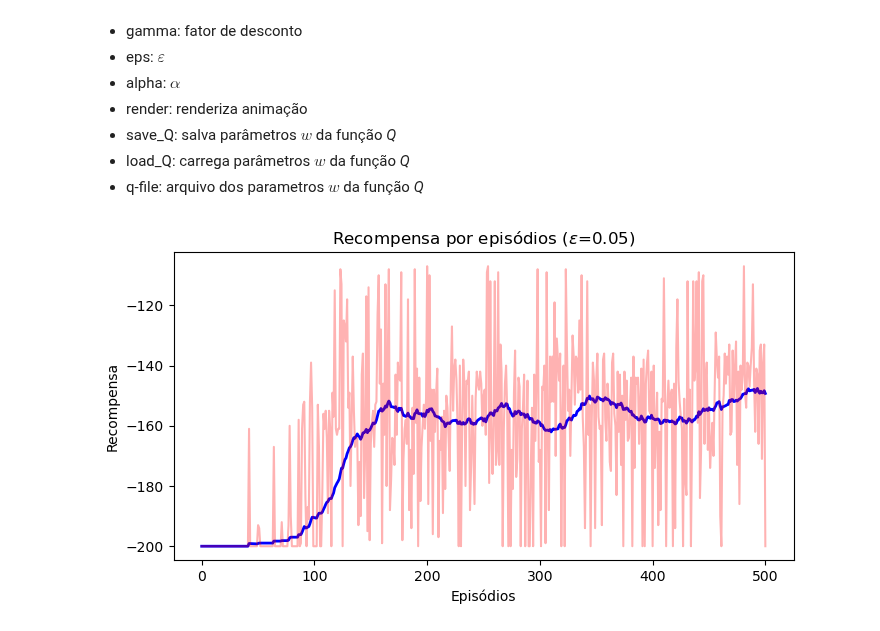
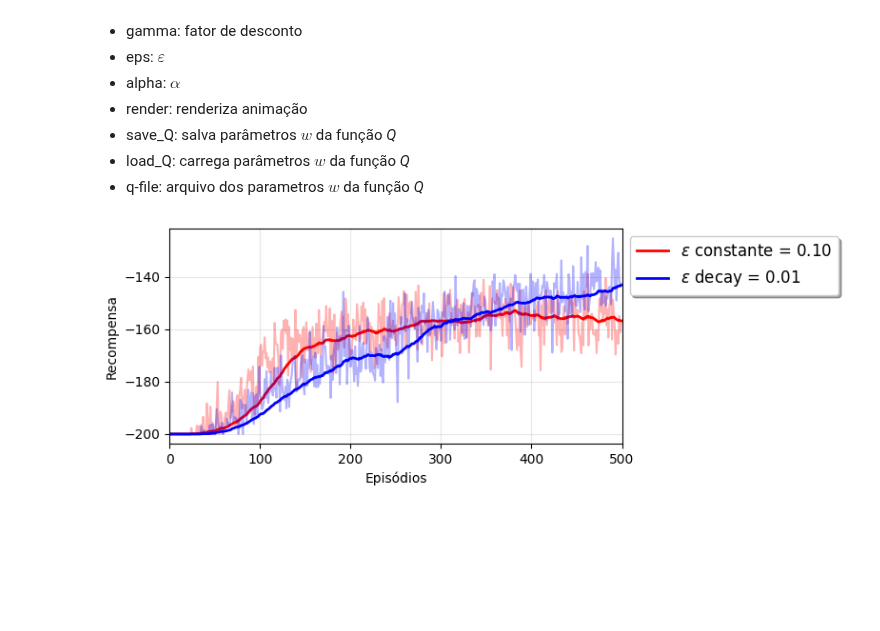
Before and after one commit to GTI-UFMG/IAR_codes, a Jupyter notebook: aula06/Semi_gradient_Sarsa_montanha_russa.ipynb, the cells around one changed output. Cells and saved outputs as stored; diff of their text form; code cells hidden in the pictures; blank space fills up the shorter version.

```diff
--- a/aula06/Semi_gradient_Sarsa_montanha_russa.ipynb
+++ b/aula06/Semi_gradient_Sarsa_montanha_russa.ipynb
@@ -31,16 +33,12 @@ Objetivo: usar um método de semi-gradiente para estimar uma política $\hat{q}
 # %% [markdown]
 Importando bibliotecas.
 # %%
-try:
-    import gymnasium as gym
-except:
-    import gym
+import gymnasium as gym
 import numpy as np
 from functools import partial
 from TileCoding import *
 from IPython.display import clear_output
 import matplotlib.pyplot as plt
-plt.rcParams['figure.figsize'] = (8,4)
 # %% [markdown]
 Criando a classe para o semi-gradient Sarsa.
 # %%
@@ -154,7 +152,7 @@ $$
 class SemiGradient(SemiGradient):
     ##########################################
     # escolha da açao (epsilon-soft)
-    def TabularEpsilonSoftPolicy(self, state):
+    def tabular_epsilon_soft_policy(self, state):
 
         # acao otima corrente A*
         Astar = np.argmax([self.Q(state, a) for a in range(self.num_actions)])
@@ -170,10 +168,10 @@ Executando um episódio.
 # %%
 class SemiGradient(SemiGradient):
     ##########################################
-    def runEpisode(self):
+    def run_episode(self):
 
         # decaimento linear do eps
-        self.eps = np.linspace(np.max(parameters['eps']), np.min(parameters['eps']),
+        self.eps = np.linspace(np.max(self.parameters['eps']), np.min(self.parameters['eps']),
                                parameters['episodes'])[self.episode-1]
 
         # novo episodio
@@ -191,16 +189,15 @@ class SemiGradient(SemiGradient):
         # lista de rewards
         rewards = []
 
-        for _ in range(self.max_iter):
-
+        while True:
             # passo de interacao com o ambiente
-            Sl, R, done, _, info = self.env.step(A)
+            Sl, R, done, truncated, info = self.env.step(A)
 
             # Salva rewards
             rewards.append(R)
 
             # chegou a um estado terminal?
-            if done:
+            if done or truncated:
                 # update
                 self.w = self.w + self.alpha*(R - self.Q(S,A))*self.delta(S,A)
                 break
@@ -231,47 +228,60 @@ Programa principal:
 # %%
 if __name__ == '__main__':
 
     plt.ion()
+    plt.rcParams['figure.figsize'] = (8,3)
+    plt.figure(1)
 
     # parametros
     parameters = {'episodes'  : 500,
                   'max_iter'  : 200,
                   'gamma'     : 0.99,
-                  'eps'       : [1.0e-1, 5.0e-2],
+                  'eps'       : '',
                   'alpha'     : 2.0e-2,
                   'render'    : False,
                   'save_Q'    : True,
                   'load_Q'    : False,
-                  'q-file'    : 'w_parameters.npy'}
+                  'q-file'    : 'w_parameters.npy',
+                  'nagents'   : 10,}
 
     # semi-gradient Sarsa algorithm
-    mc = SemiGradient(parameters)
+    parameters['eps'] = [1.0e-1]
+    sgs_n = [SemiGradient(parameters) for _ in range(parameters['nagents'])]
+    parameters['eps'] = [3.0e-1, 1.0e-2]
+    sgs_d = [SemiGradient(parameters) for _ in range(parameters['nagents'])]
 
     # historico dos reforços
-    rewards = []
-    avg_rewards = []
+    rewards_n = []
+    avg_rewards_n = []
+    rewards_d = []
+    avg_rewards_d = []
 
-    while mc.episode <= parameters['episodes']:
-        # roda um episodio
-        total_reward = mc.runEpisode()
+    for i in range(parameters['episodes']):
 
-        # rewards
-        rewards.append(total_reward)
+        # roda um episodio e armazena a média de todos os agentes
+        rewards_n.append(np.mean([sg.run_episode() for sg in sgs_n]))
+        rewards_d.append(np.mean([sg.run_episode() for sg in sgs_d]))
         # reward medio
-        avg_rewards.append(np.mean(rewards[-50:]))
+        avg_rewards_n.append(np.mean(rewards_n[-50:]))
+        avg_rewards_d.append(np.mean(rewards_d[-50:]))
 
-        plt.figure(1)
         clear_output(wait=True)
         plt.clf()
-        plt.plot(avg_rewards, 'b', linewidth=2)
-        plt.plot(rewards, 'r', alpha=0.3)
-        plt.title(f"Recompensa por episódios ($\\epsilon$={mc.eps:.2f})")
+        plt.plot(avg_rewards_n, 'r', linewidth=2, label=f'$\epsilon$ constante = {sgs_n[0].eps:.2f}')
+        plt.plot(rewards_n, 'r', alpha=0.3)
+        plt.plot(avg_rewards_d, 'b', linewidth=2, label=f'$\epsilon$ decay = {sgs_d[0].eps:.2f}')
+        plt.plot(rewards_d, 'b', alpha=0.3)
+        #
+        plt.legend(loc='upper left', bbox_to_anchor=(1, 1), fancybox=True, shadow=True, fontsize=12, facecolor='w')
         plt.xlabel('Episódios')
         plt.ylabel('Recompensa')
-
+        plt.xlim([0, parameters['episodes']])
+        plt.grid(alpha=0.3)
+        plt.tight_layout()
+        plt.gcf().patch.set_alpha(0)
         plt.show()
         plt.pause(.1)
 
     plt.ioff()
 # %% [output]
-[figure, old version]
+[figure, new version]
```
Also changed, not shown: parts of 2 cells of this notebook.
